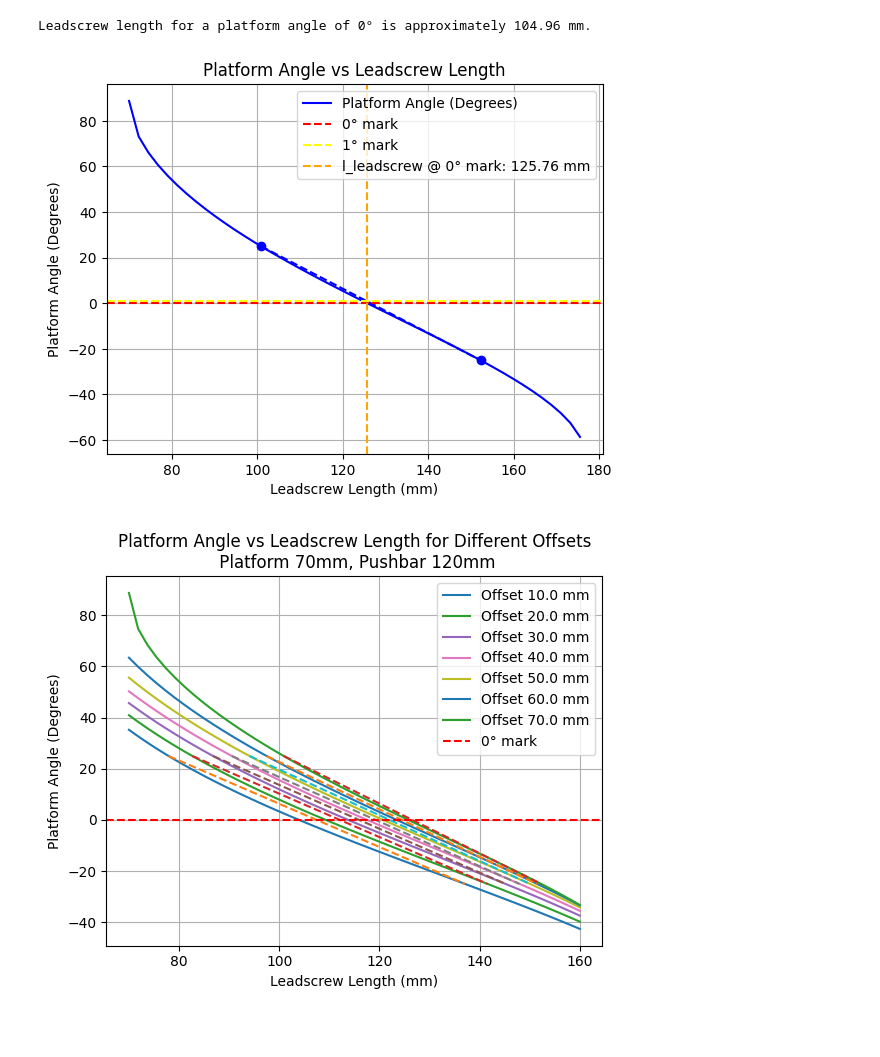
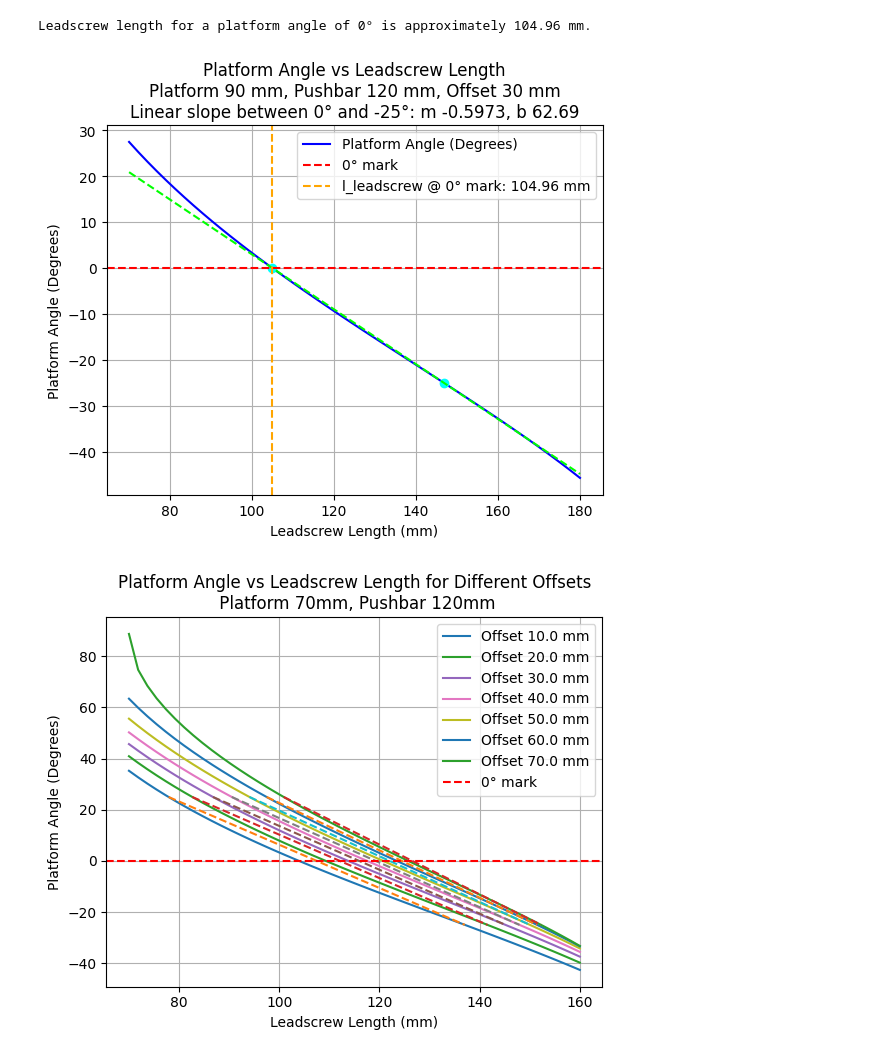
Before and after one commit to UniRoi/MADE_24_Windtunnel_Code, a Jupyter notebook: Windtunnel_General_Calculations/Platform_Angular_Adjustment/Lin_angle.ipynb, the cells around one changed output. Saved outputs shown, nothing was run; the diff lists cells and outputs as text; code cells hidden in the pictures; blank space fills up the shorter version.

Commit message:
Linearisation: Add: linearization

```diff
--- a/Windtunnel_General_Calculations/Platform_Angular_Adjustment/Lin_angle.ipynb
+++ b/Windtunnel_General_Calculations/Platform_Angular_Adjustment/Lin_angle.ipynb
@@ -75,9 +75,9 @@ import matplotlib.pyplot as plt
 # all length are in mm
 
 # here are the fixed lengths
-l_platform = 70
+l_platform = 90
 l_pushbar = 120
-l_leadscrew_offset = 70
+l_leadscrew_offset = 30
 
 angle_zero_deg =  0
 angle_pos_25_deg = 25
@@ -93,39 +93,51 @@ l_leadscrew_zero_deg = find_leadscrew_length(angle_zero_deg, l_platform, l_pushb
 l_leadscrew_pos_25_deg = find_leadscrew_length(angle_pos_25_deg, l_platform, l_pushbar, l_leadscrew_offset)
 l_leadscrew_neg_25_deg = find_leadscrew_length(angle_neg_25_deg, l_platform, l_pushbar, l_leadscrew_offset)
 
 # slope values
-x_vals = [l_leadscrew_pos_25_deg, l_leadscrew_neg_25_deg]
-y_vals = [angle_pos_25_deg, angle_neg_25_deg]
+# x_vals = [l_leadscrew_pos_25_deg, l_leadscrew_neg_25_deg]
+x_vals = [l_leadscrew_zero_deg, l_leadscrew_neg_25_deg]
+# y_vals = [angle_pos_25_deg, angle_neg_25_deg]
+y_vals = [angle_zero_deg, angle_neg_25_deg]
+
+dx = l_leadscrew_zero_deg - l_leadscrew_neg_25_deg
+dy = angle_zero_deg - angle_neg_25_deg
+m = dy/dx
+
+b = -m*l_leadscrew_zero_deg
+
+x_values = [70, 180]
+y_values = [m*70+b, m*180+b]
 
 # possible because there is a 90° angle
 l_leadscrew_hypo = np.sqrt(l_leadscrew_var**2 + l_leadscrew_offset**2)
 
 angle_offset = np.arcsin(l_leadscrew_offset / l_leadscrew_var) * (180 / np.pi )
 
 gamma_platform = np.arccos((l_platform**2 + l_leadscrew_hypo**2 - l_pushbar**2) / (2 * l_platform * l_leadscrew_hypo)) * (180 / np.pi )
 
 angle_platform = gamma_platform + angle_offset -90
 #  Plotting the results
 plt.plot(l_leadscrew_var, angle_platform, label='Platform Angle (Degrees)', color='b')
 # plot the slope between the -25° and + 25°
-plt.plot(x_vals, y_vals, 'bo', linestyle="--")
+plt.plot(x_vals, y_vals, 'bo', color="cyan")
+plt.plot(x_values, y_values, linestyle="--", color="lime")
 
 # Mark the 0° line with a vertical red dashed line
 plt.axhline(0, color='r', linestyle='--', label='0° mark')
-plt.axhline(1, color='yellow', linestyle='--', label='1° mark')
+# plt.axhline(1, color='yellow', linestyle='--', label='1° mark')
 plt.axvline(l_leadscrew_zero_deg, color = 'orange', linestyle='--', label=f'l_leadscrew @ 0° mark: {l_leadscrew_zero_deg:.2f} mm')
 
 # Labels and title
-plt.title('Platform Angle vs Leadscrew Length')
+plt.title(f'Platform Angle vs Leadscrew Length\nPlatform {l_platform} mm, Pushbar {l_pushbar} mm, Offset {l_leadscrew_offset} mm\nLinear slope between 0° and -25°: m {m:.4f}, b {b:.2f}')
 plt.xlabel('Leadscrew Length (mm)')
 plt.ylabel('Platform Angle (Degrees)')
 plt.legend()
 
 # Show the plot
 plt.grid(True)
 plt.show()
 # %% [output]
-[figure, old version]
+[figure, new version]
 # %%
 import numpy as np
 import matplotlib.pyplot as plt
```
